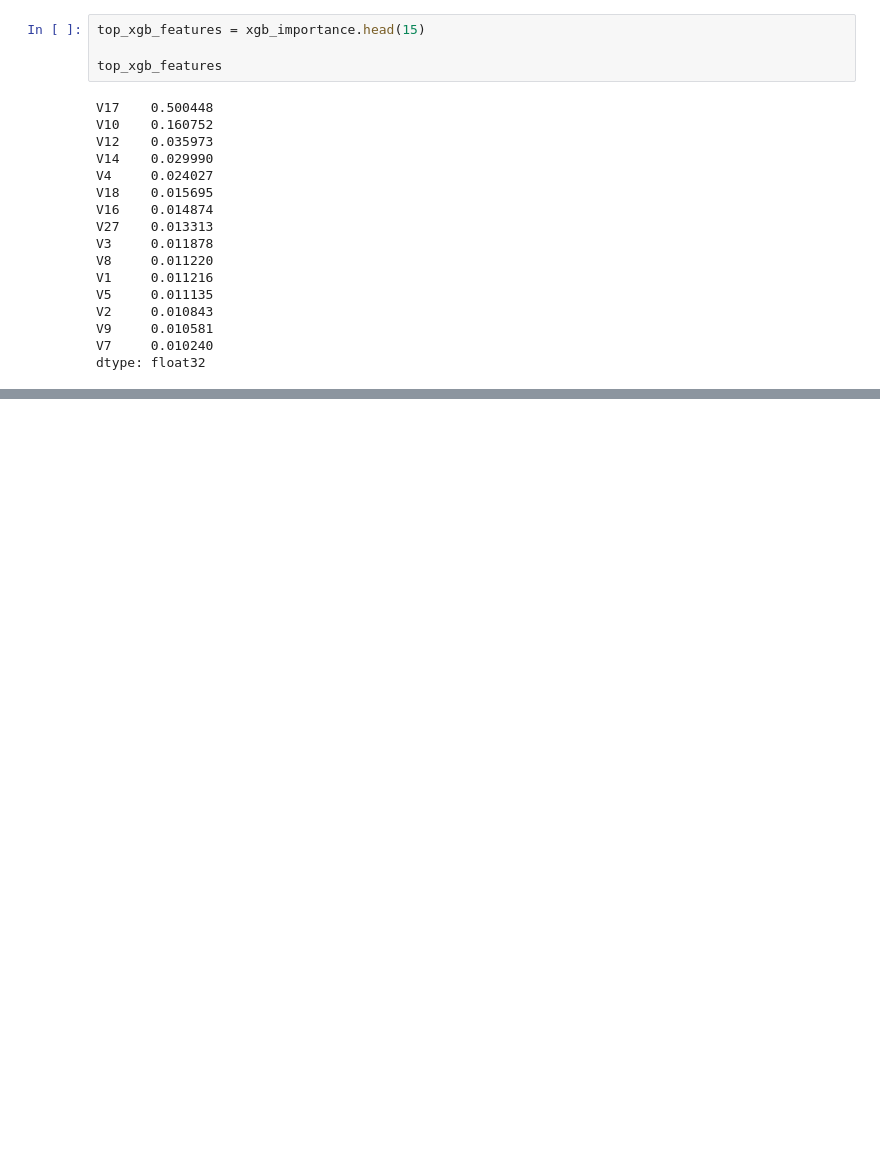
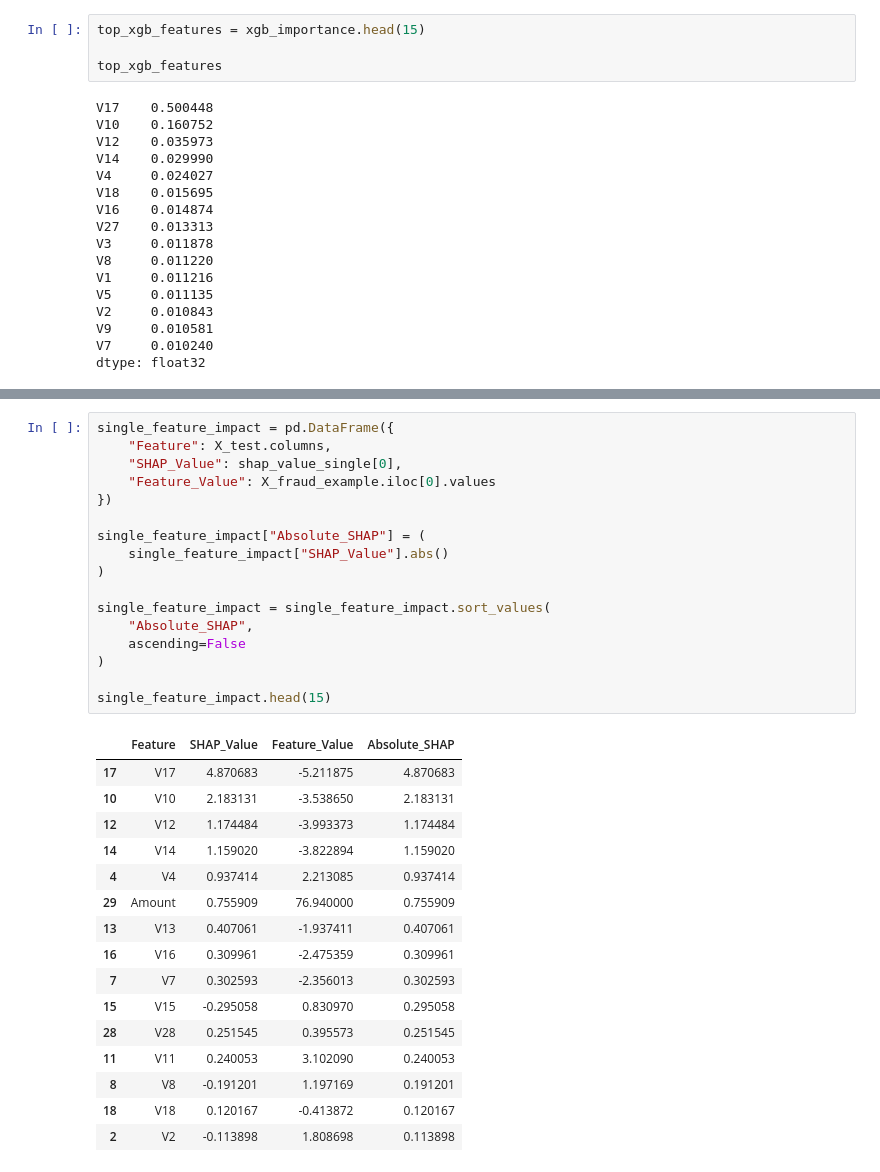
Before and after one commit to ad-Dinesh/credit-card-fraud-detection, a Jupyter notebook: notebooks/05_preprocessing_feature.ipynb, the cells around one changed output, grey strips where cells are left out. Cells and saved outputs as stored; diff of their text form; blank space fills up the shorter version.

```diff
--- a/notebooks/05_preprocessing_feature.ipynb
+++ b/notebooks/05_preprocessing_feature.ipynb
@@ -718,0 +859,34 @@ dtype: float32
+# %%
+single_feature_impact = pd.DataFrame({
+    "Feature": X_test.columns,
+    "SHAP_Value": shap_value_single[0],
+    "Feature_Value": X_fraud_example.iloc[0].values
+})
+
+single_feature_impact["Absolute_SHAP"] = (
+    single_feature_impact["SHAP_Value"].abs()
+)
+
+single_feature_impact = single_feature_impact.sort_values(
+    "Absolute_SHAP",
+    ascending=False
+)
+
+single_feature_impact.head(15)
+# %% [output]
+|  | Feature | SHAP_Value | Feature_Value | Absolute_SHAP |
+| 17 | V17 | 4.870683 | -5.211875 | 4.870683 |
+| 10 | V10 | 2.183131 | -3.538650 | 2.183131 |
+| 12 | V12 | 1.174484 | -3.993373 | 1.174484 |
+| 14 | V14 | 1.159020 | -3.822894 | 1.159020 |
+| 4 | V4 | 0.937414 | 2.213085 | 0.937414 |
+| 29 | Amount | 0.755909 | 76.940000 | 0.755909 |
+| 13 | V13 | 0.407061 | -1.937411 | 0.407061 |
+| 16 | V16 | 0.309961 | -2.475359 | 0.309961 |
+| 7 | V7 | 0.302593 | -2.356013 | 0.302593 |
+| 15 | V15 | -0.295058 | 0.830970 | 0.295058 |
+| 28 | V28 | 0.251545 | 0.395573 | 0.251545 |
+| 11 | V11 | 0.240053 | 3.102090 | 0.240053 |
+| 8 | V8 | -0.191201 | 1.197169 | 0.191201 |
+| 18 | V18 | 0.120167 | -0.413872 | 0.120167 |
+| 2 | V2 | -0.113898 | 1.808698 | 0.113898 |
```
Also changed, not shown: parts of 15 cells of this notebook.
